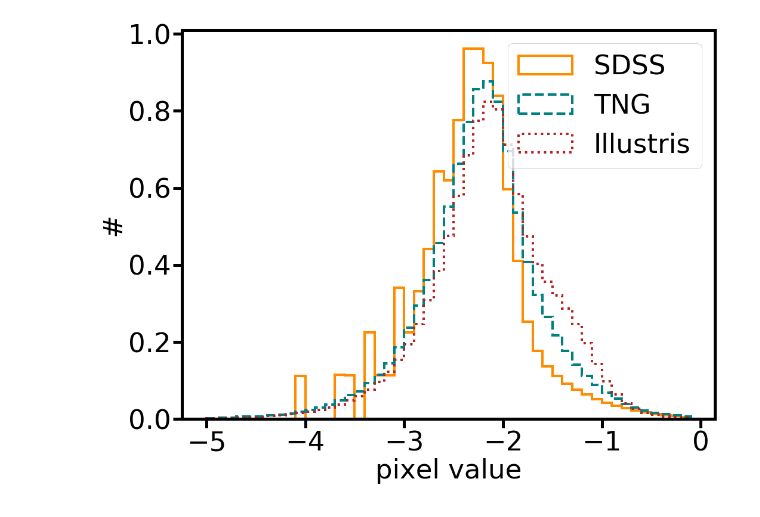
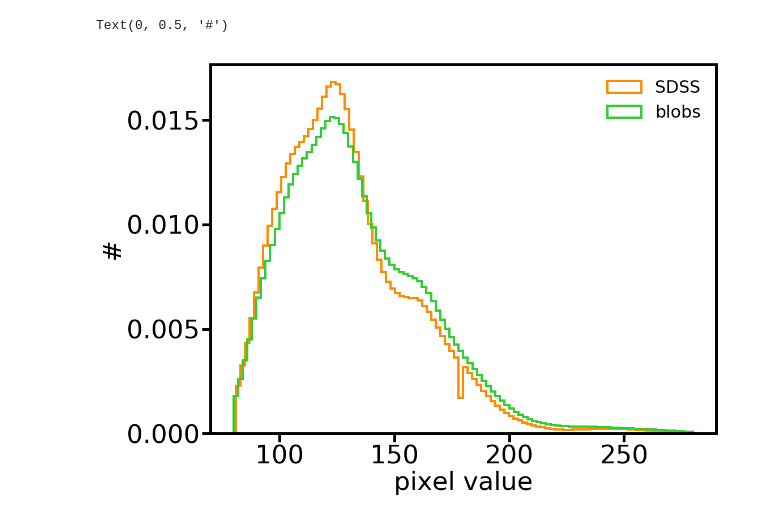
Before and after one commit to lorenzozanisi/pixelcnn-ood, a Jupyter notebook: analysis/get_pixels.ipynb, the cells around one changed output. Drawn from its saved outputs; the diff is of its cells as text; code cells hidden in the pictures.

Commit message:
added analysis files

```diff
--- a/analysis/get_pixels.ipynb
+++ b/analysis/get_pixels.ipynb
@@ -18,0 +33,4 @@ plt.rcParams['figure.figsize']=(16,12)
+# %%
+df_SDSS = pd.read_csv('/scratch/lzanisi/pixel-cnn/data/cleaned_df_bis_0.02_0.08_blobsLike_raw.dat', sep=' ')
+df_SDSS = df_SDSS[67000:]
+df_SDSS.index= np.arange(0,df_SDSS.shape[0])
@@ -18,0 +41,10 @@ plt.rcParams['figure.figsize']=(16,12)
+# %%
+df_SDSS=df_SDSS.query('z>0.04 & z<0.05')
+ids = df_SDSS.index
+SDSS = SDSS[ids,:,:]
+# %%
+with open('/scratch/lzanisi/pixel-cnn/SDSS_cutouts//0.02_0.08_Mstar_gt10_asinh_test_blobsLike_nmaggie_noskysub.pkl','rb') as f:
+    obj = pkl.load(f)
+
+SDSS_new = np.asarray(obj['data'][:,64:192,64:192])#.flatten()
+objid =np.array(obj['objid'])
@@ -19,4 +56,5 @@ plt.rcParams['figure.figsize']=(16,12)
 # %%
-with open('/scratch/lzanisi/pixel-cnn/sersic_blobs/sersic_newblobs_SerOnly_skysub_FullReal_Uncalibrated_test.pkl','rb') as f:
+with open('/scratch/lzanisi/pixel-cnn/sersic_blobs/sersic_newblobs_SerOnly_FullReal_Uncalibrated_test_nmaggie_noskysub.pkl','rb') as f:
     obj = pkl.load(f)
-blobs = np.asarray(obj['data']).flatten()
+blobs = np.asarray(obj['data'])#.flatten()
+ids_blobs = np.array(obj['objid'])
@@ -33,10 +122,16 @@ bins=np.arange(-5,0,0.1)
 # %%
-plt.hist(np.log10(blobs), bins, histtype='step', normed=True,label='SDSS', lw=4,ls='-',color='darkorange')
-plt.hist(np.log10(TNG),  histtype='step',bins=bins ,normed=True,label='TNG',lw=4, ls='--', color='teal')
-plt.hist(np.log10(Illustris),  histtype='step',bins=bins ,normed=True,label='Illustris', lw=4,ls=':', color='firebrick')
+plt.hist(SDSS[(SDSS<280) & (SDSS>80)], bins=100, histtype='step', normed=True,label='SDSS', lw=4,ls='-',color='darkorange')
+plt.hist(blobs[(blobs<280) & (blobs>80)], bins=100, histtype='step', normed=True,label='blobs', lw=4,ls='-',color='limegreen')
+
+#plt.hist(TNG[(TNG<280) & (TNG>80)],  histtype='step',bins=100 ,normed=True,label='TNG',lw=4, ls='--', color='teal')
+#plt.hist(TNG50[(TNG50<280) & (TNG50>80)],  histtype='step',bins=100 ,normed=True,label='TNG50',lw=4, ls='--', color='magenta')
+
+#plt.hist(Illustris[(Illustris<280) & (Illustris>80)],  histtype='step',bins=100 ,normed=True,label='Illustris', lw=4,ls=':', color='firebrick')
+
 plt.xlabel('pixel value')
-plt.legend()
+plt.legend(frameon=False, fontsize=30)
 plt.ylabel('#')
-plt.savefig('/scratch/lzanisi/pixel-cnn/analysis/results/pixelValues.png')
+#plt.savefig('/scratch/lzanisi/pixel-cnn/analysis/results/pixelValues_linear.png')
 # %% [output]
+Text(0, 0.5, '#')
-[figure, old version]
+[figure, new version]
```
Also changed, not shown: parts of 16 cells of this notebook, 12 other files.
